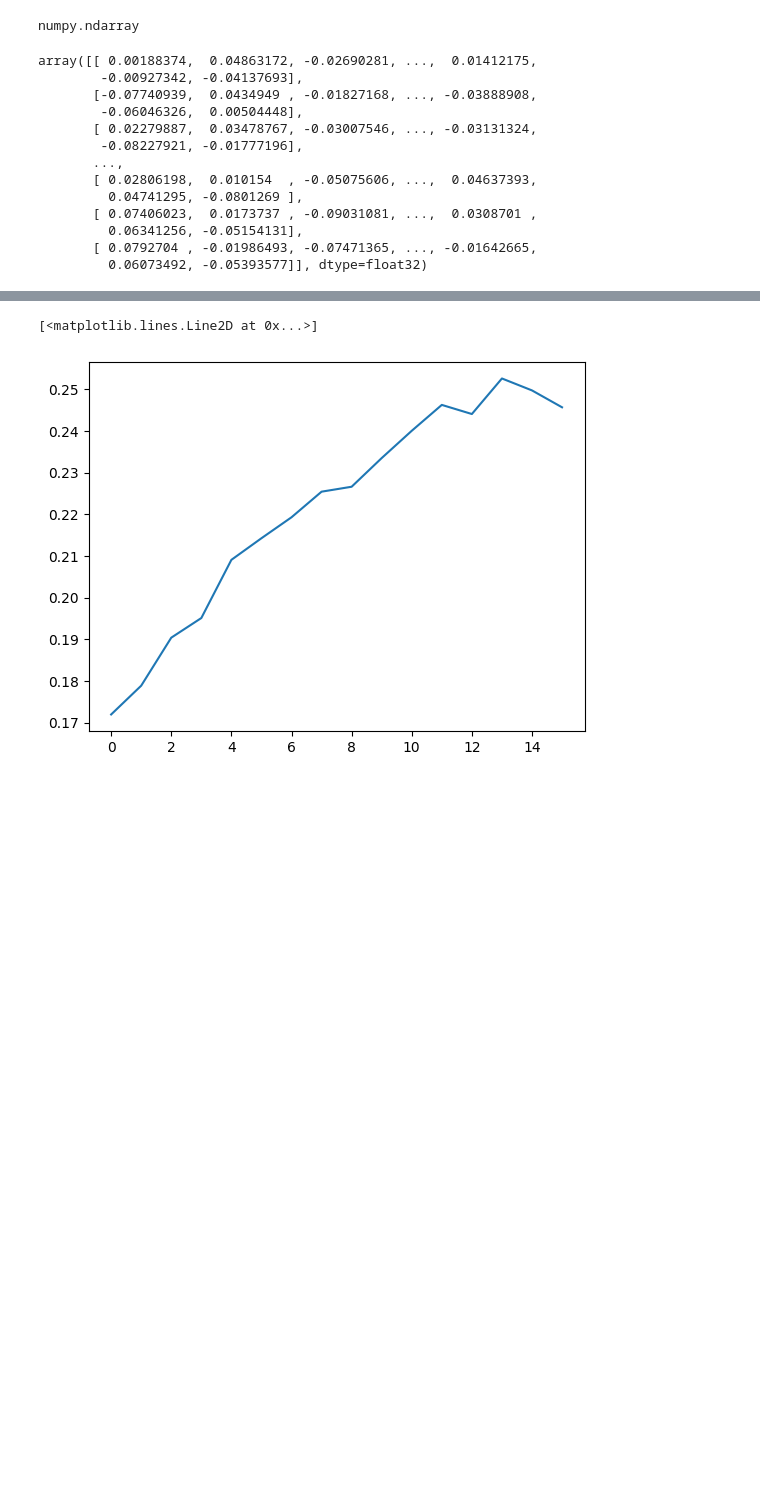
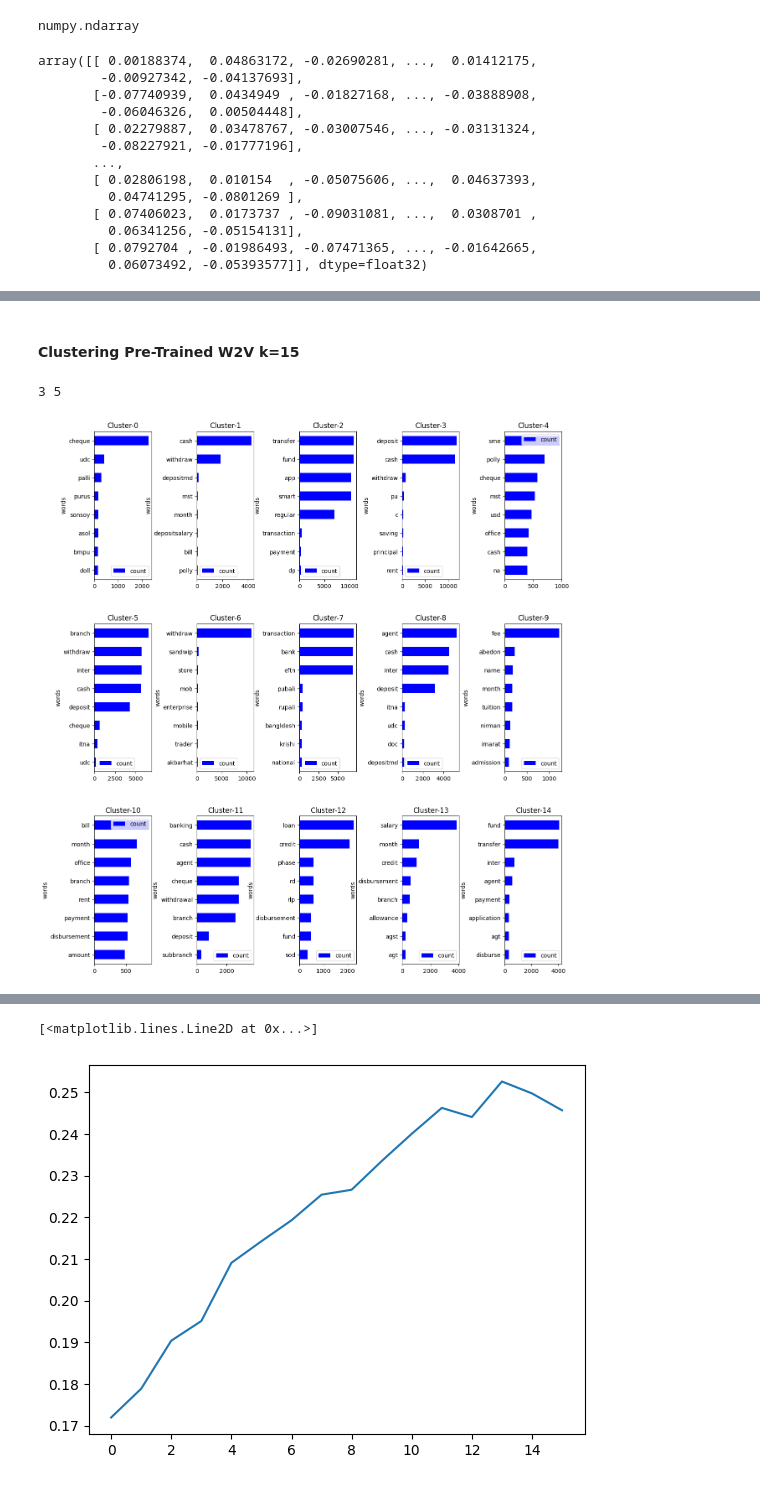
Before and after one commit to abdur-rafi/transaction-clustering, a Jupyter notebook: narration_clustering.ipynb, the cells around one changed output, grey strips where cells are left out. Drawn from its saved outputs; the diff is of its cells as text; code cells hidden in the pictures; blank space fills up the shorter version.

```diff
--- a/narration_clustering.ipynb
+++ b/narration_clustering.ipynb
@@ -493,0 +489,12 @@ encodings = enocdings
+# %% [markdown]
+#### Clustering Pre-Trained W2V k=15
+# %%
+k = 15
+col = f'{k}-means-clustering'
+
+encodings = getEncodingsPreTrainedW2V(df, '/content/drive/MyDrive/word2vec-google-news-300.gz', 1000000)
+cluster(df, encodings, k, f'{k}-means-clustering')
+plotClusterFreq(df,col,k,8,(4,3), .8, .3)
+# %% [output]
+3 5
+[figure, added]
```
Also changed, not shown: parts of 90 cells of this notebook.
